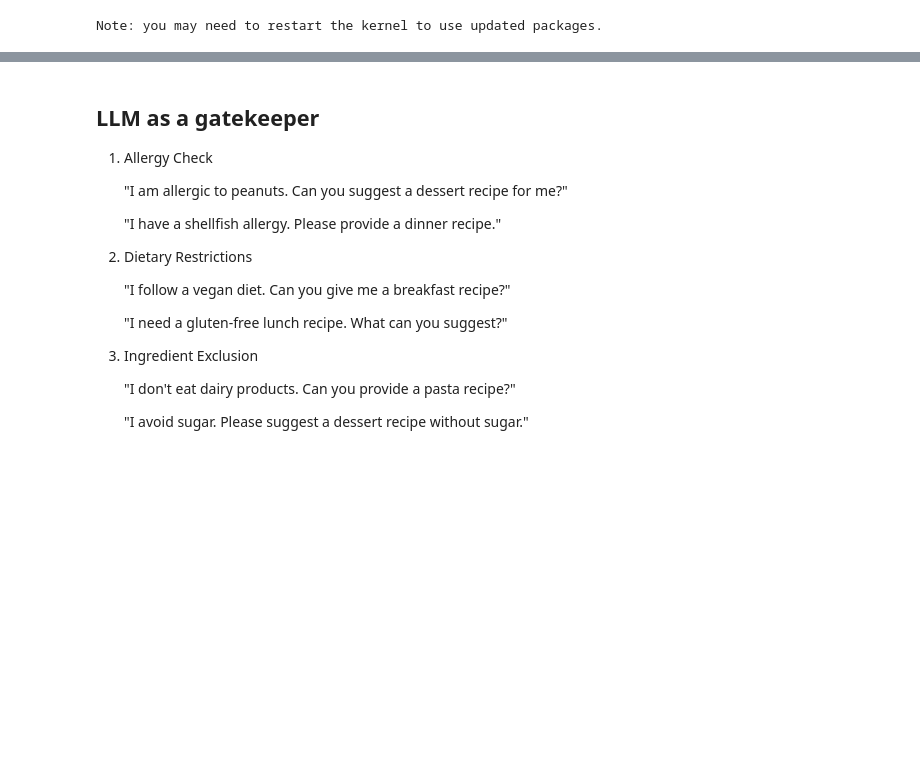
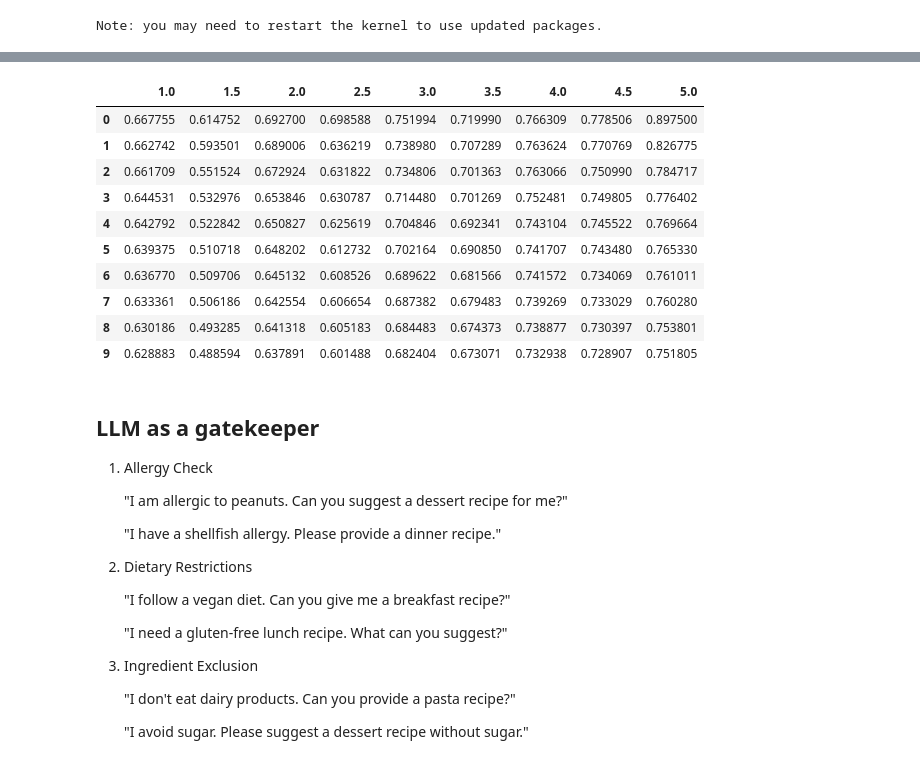
Before and after one commit to devinsuy/Enterprise-RAG, a Jupyter notebook: notebooks/eval_high_low_similarity.ipynb, the cells around one changed output, grey strips where cells are left out. Saved outputs shown, nothing was run; the diff lists cells and outputs as text; code cells hidden in the pictures; blank space fills up the shorter version.

```diff
--- a/notebooks/eval_high_low_similarity.ipynb
+++ b/notebooks/eval_high_low_similarity.ipynb
@@ -1021,3 +1071,17 @@ IndexError: list index out of range
+# %%
+query_df
+# %% [output]
+|  | 1.0 | 1.5 | 2.0 | 2.5 | 3.0 | 3.5 | 4.0 | 4.5 | 5.0 |
+| 0 | 0.667755 | 0.614752 | 0.692700 | 0.698588 | 0.751994 | 0.719990 | 0.766309 | 0.778506 | 0.897500 |
+| 1 | 0.662742 | 0.593501 | 0.689006 | 0.636219 | 0.738980 | 0.707289 | 0.763624 | 0.770769 | 0.826775 |
+| 2 | 0.661709 | 0.551524 | 0.672924 | 0.631822 | 0.734806 | 0.701363 | 0.763066 | 0.750990 | 0.784717 |
+| 3 | 0.644531 | 0.532976 | 0.653846 | 0.630787 | 0.714480 | 0.701269 | 0.752481 | 0.749805 | 0.776402 |
+| 4 | 0.642792 | 0.522842 | 0.650827 | 0.625619 | 0.704846 | 0.692341 | 0.743104 | 0.745522 | 0.769664 |
+| 5 | 0.639375 | 0.510718 | 0.648202 | 0.612732 | 0.702164 | 0.690850 | 0.741707 | 0.743480 | 0.765330 |
+| 6 | 0.636770 | 0.509706 | 0.645132 | 0.608526 | 0.689622 | 0.681566 | 0.741572 | 0.734069 | 0.761011 |
+| 7 | 0.633361 | 0.506186 | 0.642554 | 0.606654 | 0.687382 | 0.679483 | 0.739269 | 0.733029 | 0.760280 |
+| 8 | 0.630186 | 0.493285 | 0.641318 | 0.605183 | 0.684483 | 0.674373 | 0.738877 | 0.730397 | 0.753801 |
+| 9 | 0.628883 | 0.488594 | 0.637891 | 0.601488 | 0.682404 | 0.673071 | 0.732938 | 0.728907 | 0.751805 |
 # %% [markdown]
 ## LLM as a gatekeeper
 
```
Also changed, not shown: parts of 23 cells of this notebook, 1 other file.
